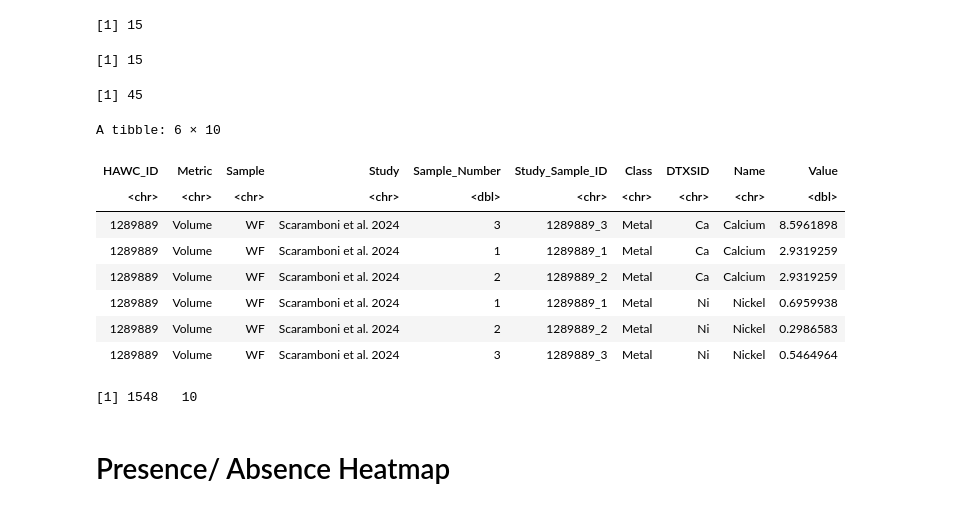
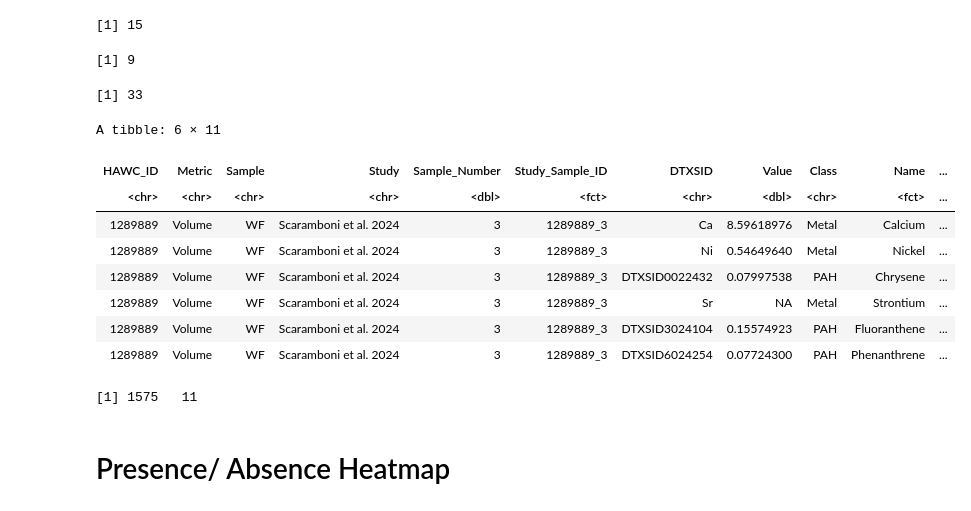
Before and after one commit to UNC-CEMALB/P1015.-Wildfire_Suffcient_Similiarity, a Jupyter notebook: 1. Data Processing/Data Processing.ipynb, the cells around one changed output. Saved outputs shown, nothing was run; the diff lists cells and outputs as text; code cells hidden in the pictures.

```diff
--- a/1. Data Processing/Data Processing.ipynb
+++ b/1. Data Processing/Data Processing.ipynb
@@ -622,16 +622,16 @@ data_percentage = function(wider_dataset){
     # identifying metals/chemicals w/ < 25% of experimental data
     var_percentage_df = summed_df %>%
         group_by(Sample, DTXSID) %>%
-        reframe(Percent = (sum(count)/n()) * 100)  %>%
+        reframe(Percent = (sum(count)/n()) * 100) %>%
         filter(Percent < 25) %>%
         column_to_rownames(var = 'DTXSID')
 
     # identifying studies w/ < 25% of experimental data
     study_percentage_df = summed_df %>%
-        group_by(HAWC_ID) %>%
-        reframe(Percent = (sum(count)/n()) * 100)  %>%
+        group_by(Study_Sample_ID) %>%
+        reframe(Percent = (sum(count)/n()) * 100) %>%
         filter(Percent < 25) %>%
-        column_to_rownames(var = 'HAWC_ID')
+        column_to_rownames(var = 'Study_Sample_ID')
 
     return(list(var_percentage_df, study_percentage_df))
 }
@@ -640,5 +640,5 @@ data_percentage = function(wider_dataset){
 percentage_vol_df = data_percentage(wider_vol_df)
 percentage_weight_df = data_percentage(wider_weight_df)
 
-head(percentage_weight_df[[1]])
+head(percentage_weight_df[[2]])
 # %% [output]
@@ -654,9 +654,10 @@ A data.frame: 6 × 2
 # %%
 # removing those metals/chemicals & studies from the OG df
 preimputed_vol_df = mnar_imputed_vol_df %>%
-    filter(DTXSID %notin% rownames(percentage_vol_df[[1]]), HAWC_ID %notin% rownames(percentage_vol_df[[2]]))
+    filter(DTXSID %notin% rownames(percentage_vol_df[[1]]), Study_Sample_ID %notin% rownames(percentage_vol_df[[2]]))#,
+           #HAWC_ID %notin% c('1289913', '1289925', '1426391', '1426385', '1426390'))
 preimputed_weight_df = mnar_imputed_weight_df %>%
-    filter(DTXSID %notin% rownames(percentage_weight_df[[1]]), HAWC_ID %notin% rownames(percentage_weight_df[[2]]))
+    filter(DTXSID %notin% rownames(percentage_weight_df[[1]]), Study_Sample_ID %notin% rownames(percentage_weight_df[[2]]))
 head(preimputed_vol_df)
 # %% [output]
 A tibble: 6 × 10
@@ -668,3 +669,22 @@ A tibble: 6 × 10
 | 1289889 | Volume | WF | Scaramboni et al. 2024 | 1 | 1289889_1 | Metal | Ni | Nickel | 0.6959938 |
 | 1289889 | Volume | WF | Scaramboni et al. 2024 | 2 | 1289889_2 | Metal | Ni | Nickel | 0.2986583 |
 | 1289889 | Volume | WF | Scaramboni et al. 2024 | 3 | 1289889_3 | Metal | Ni | Nickel | 0.5464964 |
+# %%
+# Doing one more filtering step, bc the composition of the datasets has changed
+# but creating the dfs first
+# first converting values to "1" and missing data to "0"
+heatmap_vol_df = preimputed_vol_df %>%
+    select(-c("Name", "Class")) %>%
+    pivot_wider(names_from = "DTXSID", values_from = "Value") %>%
+    pivot_longer(cols = 7:19, names_to = "DTXSID", values_to = "Value") %>%
+    left_join(unique(combined_df[,c(6,8,9)])) %>%
+    mutate(Value2 = ifelse(Value %in% NA, "Absent", "Present"))
+
+heatmap_weight_df = preimputed_weight_df %>%
+    select(-c("Name", "Class")) %>%
+    pivot_wider(names_from = "DTXSID", values_from = "Value") %>%
+    pivot_longer(cols = 7:21, names_to = "DTXSID", values_to = "Value") %>%
+    left_join(unique(combined_df[,c(6,8,9)])) %>%
+    mutate(Value2 = ifelse(Value %in% NA, "Absent", "Present"))
+
+head(heatmap_vol_df)
@@ -677,28 +758,28 @@ length(unique(preimputed_weight_df$DTXSID))
 [1] 15
 # %%
 # How many study ids are left?
-length(unique(preimputed_vol_df$Study))
-length(unique(preimputed_weight_df$Study))
+length(unique(final_preimputed_vol_df$Study))
+length(unique(final_preimputed_weight_df$Study))
 # %% [output]
-[1] 15
+[1] 9
-[1] 45
+[1] 33
 # %%
-# adding back in name col
-final_df = rbind(preimputed_vol_df, preimputed_weight_df)
+# combining for export
+preimputed_final_df = rbind(final_preimputed_vol_df, final_preimputed_weight_df)
 
-head(final_df)
-dim(final_df)
+head(preimputed_final_df)
+dim(preimputed_final_df)
 # %% [output]
-A tibble: 6 × 10
+A tibble: 6 × 11
-| HAWC_ID | Metric | Sample | Study | Sample_Number | Study_Sample_ID | Class | DTXSID | Name | Value |
-| <chr> | <chr> | <chr> | <chr> | <dbl> | <chr> | <chr> | <chr> | <chr> | <dbl> |
-| 1289889 | Volume | WF | Scaramboni et al. 2024 | 3 | 1289889_3 | Metal | Ca | Calcium | 8.5961898 |
-| 1289889 | Volume | WF | Scaramboni et al. 2024 | 1 | 1289889_1 | Metal | Ca | Calcium | 2.9319259 |
-| 1289889 | Volume | WF | Scaramboni et al. 2024 | 2 | 1289889_2 | Metal | Ca | Calcium | 2.9319259 |
-| 1289889 | Volume | WF | Scaramboni et al. 2024 | 1 | 1289889_1 | Metal | Ni | Nickel | 0.6959938 |
-| 1289889 | Volume | WF | Scaramboni et al. 2024 | 2 | 1289889_2 | Metal | Ni | Nickel | 0.2986583 |
-| 1289889 | Volume | WF | Scaramboni et al. 2024 | 3 | 1289889_3 | Metal | Ni | Nickel | 0.5464964 |
+| HAWC_ID | Metric | Sample | Study | Sample_Number | Study_Sample_ID | DTXSID | Value | Class | Name | ... |
+| <chr> | <chr> | <chr> | <chr> | <dbl> | <fct> | <chr> | <dbl> | <chr> | <fct> | ... |
+| 1289889 | Volume | WF | Scaramboni et al. 2024 | 3 | 1289889_3 | Ca | 8.59618976 | Metal | Calcium | ... |
+| 1289889 | Volume | WF | Scaramboni et al. 2024 | 3 | 1289889_3 | Ni | 0.54649640 | Metal | Nickel | ... |
+| 1289889 | Volume | WF | Scaramboni et al. 2024 | 3 | 1289889_3 | DTXSID0022432 | 0.07997538 | PAH | Chrysene | ... |
+| 1289889 | Volume | WF | Scaramboni et al. 2024 | 3 | 1289889_3 | Sr | NA | Metal | Strontium | ... |
+| 1289889 | Volume | WF | Scaramboni et al. 2024 | 3 | 1289889_3 | DTXSID3024104 | 0.15574923 | PAH | Fluoranthene | ... |
+| 1289889 | Volume | WF | Scaramboni et al. 2024 | 3 | 1289889_3 | DTXSID6024254 | 0.07724300 | PAH | Phenanthrene | ... |
-[1] 1548   10
+[1] 1575   11
 # %%
 # exporting
 write.xlsx(final_df, paste0(Output,"/", "Processed_Data_", cur_date, ".xlsx"),
```
Also changed, not shown: parts of 19 cells of this notebook.
